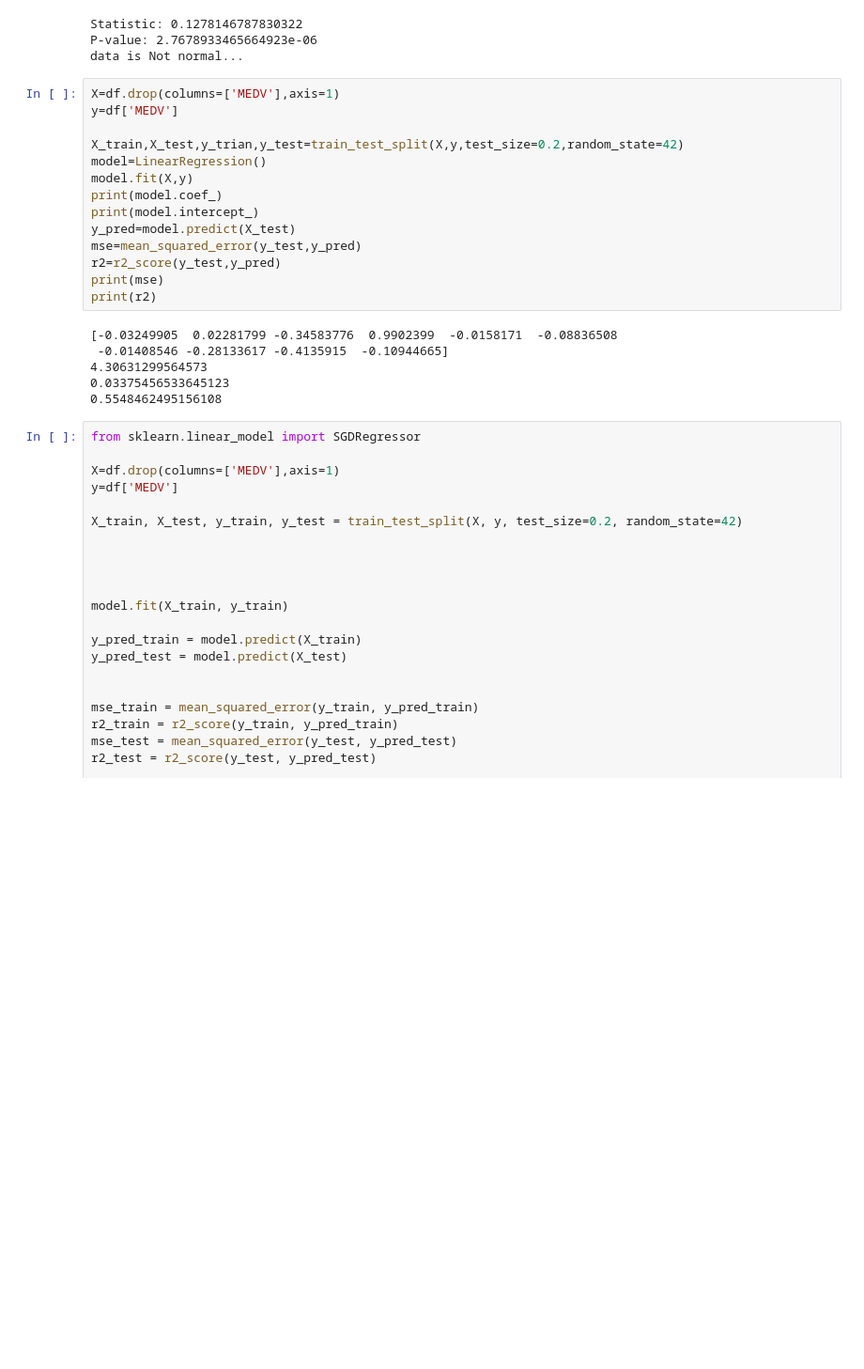
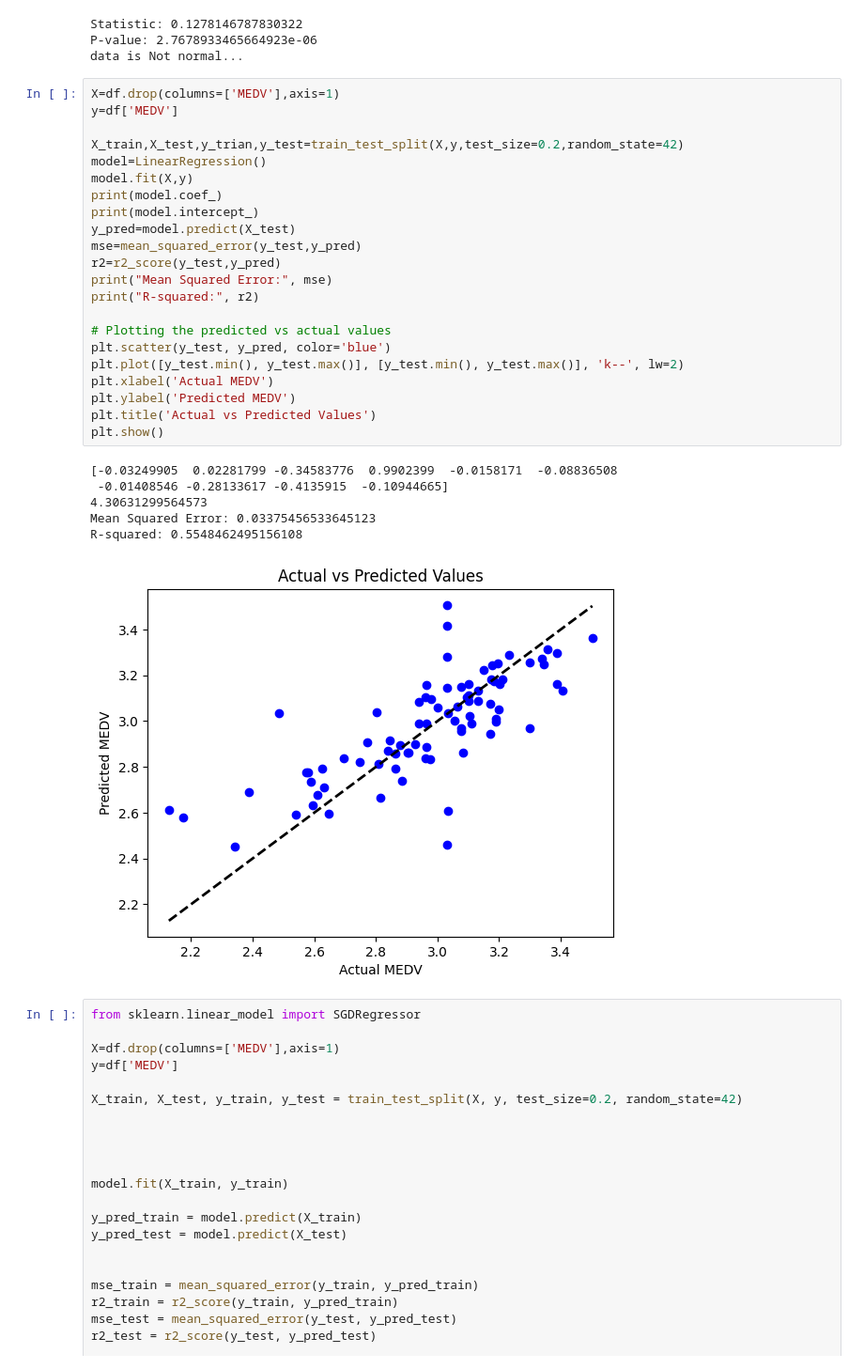
Before and after one commit to Farazmghm/Business-Machine-Learning-and-EDA, a Jupyter notebook: Crime.ipynb, the cells around one changed output. Shown: that part at 94% size. Cells and saved outputs as stored; diff of their text form; blank space fills up the shorter version.

```diff
--- a/Crime.ipynb
+++ b/Crime.ipynb
@@ -845,23 +860,32 @@ data is Not normal...
 # %%
 X=df.drop(columns=['MEDV'],axis=1)
 y=df['MEDV']
 
 X_train,X_test,y_trian,y_test=train_test_split(X,y,test_size=0.2,random_state=42)
 model=LinearRegression()
 model.fit(X,y)
 print(model.coef_)
 print(model.intercept_)
 y_pred=model.predict(X_test)
 mse=mean_squared_error(y_test,y_pred)
 r2=r2_score(y_test,y_pred)
-print(mse)
-print(r2)
+print("Mean Squared Error:", mse)
+print("R-squared:", r2)
+
+# Plotting the predicted vs actual values
+plt.scatter(y_test, y_pred, color='blue')
+plt.plot([y_test.min(), y_test.max()], [y_test.min(), y_test.max()], 'k--', lw=2)
+plt.xlabel('Actual MEDV')
+plt.ylabel('Predicted MEDV')
+plt.title('Actual vs Predicted Values')
+plt.show()
 # %% [output]
 [-0.03249905  0.02281799 -0.34583776  0.9902399  -0.0158171  -0.08836508
  -0.01408546 -0.28133617 -0.4135915  -0.10944665]
 4.30631299564573
-0.03375456533645123
-0.5548462495156108
+Mean Squared Error: 0.03375456533645123
+R-squared: 0.5548462495156108
+[figure, added]
 # %%
 from sklearn.linear_model import SGDRegressor
 
```
Also changed, not shown: parts of 2 cells of this notebook.
